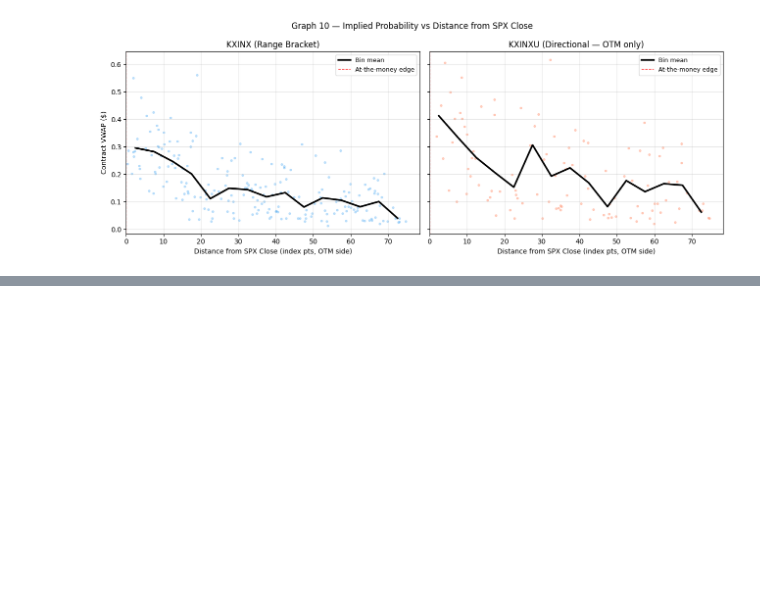
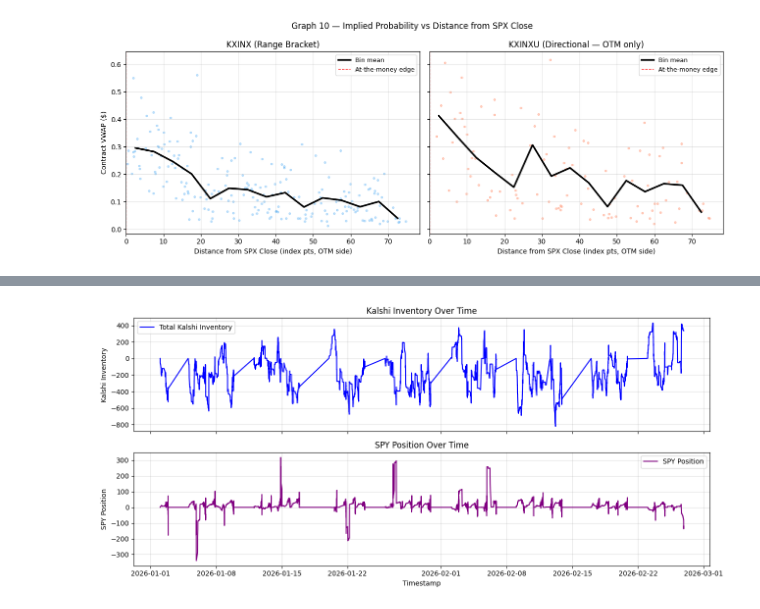
Before and after one commit to chris-mulligan-50/FINM-33150-Quantitative-Trading-Strategies-Final-Project-Kalshi-Market-Making-, a Jupyter notebook: initial_data_analysis.ipynb, the cells around one changed output, grey strips where cells are left out. Cells and saved outputs as stored; diff of their text form; code cells hidden in the pictures; blank space fills up the shorter version.

```diff
--- a/initial_data_analysis.ipynb
+++ b/initial_data_analysis.ipynb
@@ -1177,0 +1321,31 @@ Sharpe Ratio: 2.23
+# %%
+import matplotlib.pyplot as plt
+
+# Plot Kalshi positions and SPY position over time using sim_df
+fig, ax = plt.subplots(2, 1, figsize=(13, 6), sharex=True)
+
+# 1. Plot total Kalshi inventory over time
+if "total_kalshi_inventory" in sim_df.columns:
+    ax[0].plot(sim_df["ts"].to_numpy(), sim_df["total_kalshi_inventory"].to_numpy(), label="Total Kalshi Inventory", color="blue")
+    ax[0].set_ylabel("Kalshi Inventory")
+    ax[0].set_title("Kalshi Inventory Over Time")
+    ax[0].grid(alpha=0.4)
+    ax[0].legend()
+else:
+    ax[0].set_visible(False)
+
+# 2. Plot SPY position over time
+if "pos_spy" in sim_df.columns:
+    ax[1].plot(sim_df["ts"].to_numpy(), sim_df["pos_spy"].to_numpy(), label="SPY Position", color="purple")
+    ax[1].set_ylabel("SPY Position")
+    ax[1].set_title("SPY Position Over Time")
+    ax[1].grid(alpha=0.4)
+    ax[1].legend()
+else:
+    ax[1].set_visible(False)
+
+plt.xlabel("Timestamp")
+plt.tight_layout()
+plt.show()
+# %% [output]
+[figure, added]
```
Also changed, not shown: parts of 12 cells of this notebook, 8 other files.
